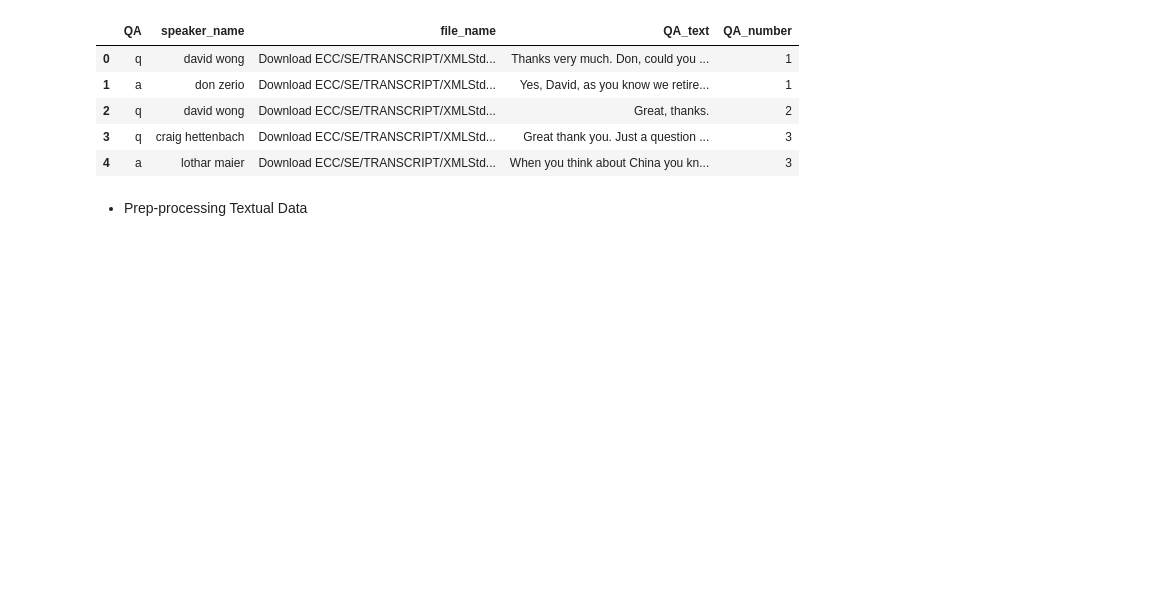
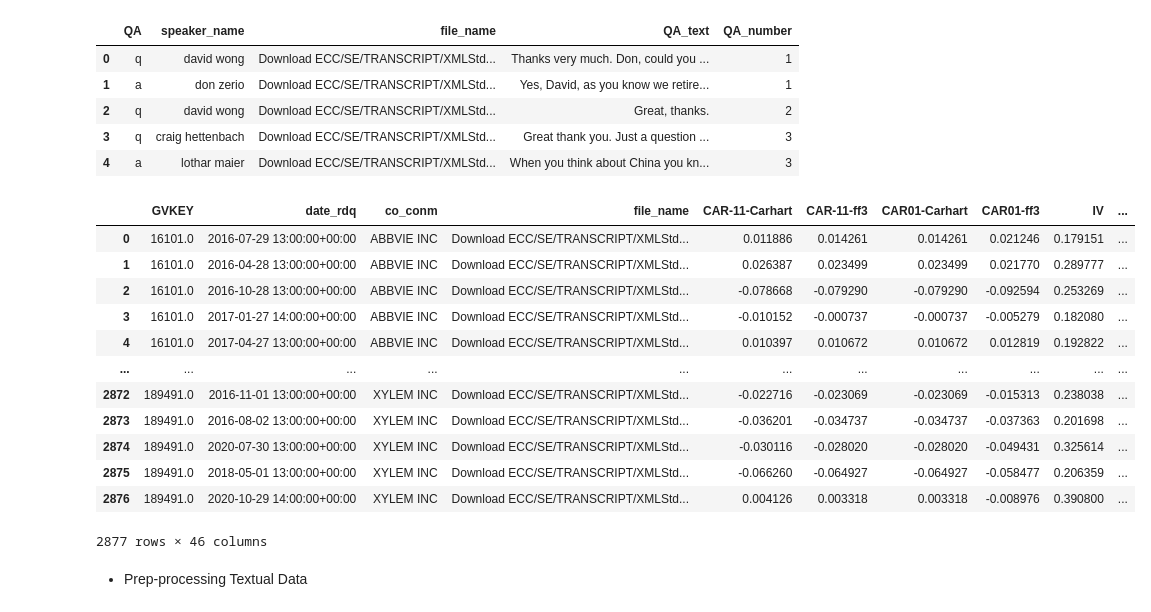
Before and after one commit to Arame-create/NLP-for-Finance, a Jupyter notebook: NLP_coursework.ipynb, the cells around one changed output. Saved outputs shown, nothing was run; the diff lists cells and outputs as text; code cells hidden in the pictures; blank space fills up the shorter version.

```diff
--- a/NLP_coursework.ipynb
+++ b/NLP_coursework.ipynb
@@ -82,6 +82,29 @@ Sample_QAs.head()
 | 2 | q | david wong | Download ECC/SE/TRANSCRIPT/XMLStd... | Great, thanks. | 2 |
 | 3 | q | craig hettenbach | Download ECC/SE/TRANSCRIPT/XMLStd... | Great thank you. Just a question ... | 3 |
 | 4 | a | lothar maier | Download ECC/SE/TRANSCRIPT/XMLStd... | When you think about China you kn... | 3 |
+# %%
+# filtering for answers only
+temp = Sample_QAs[Sample_QAs['QA'] == 'a']
+# Aggregating Answers by file_name
+temp = temp.groupby('file_name')['QA_text'].apply(lambda x: ' '.join(x)).reset_index()
+# Merging Back into the Main Dataset
+Sample_answers = Sample_EC.merge(temp)
+# %%
+Sample_answers
+# %% [output]
+|  | GVKEY | date_rdq | co_conm | file_name | CAR-11-Carhart | CAR-11-ff3 | CAR01-Carhart | CAR01-ff3 | IV | ... |
+| 0 | 16101.0 | 2016-07-29 13:00:00+00:00 | ABBVIE INC | Download ECC/SE/TRANSCRIPT/XMLStd... | 0.011886 | 0.014261 | 0.014261 | 0.021246 | 0.179151 | ... |
+| 1 | 16101.0 | 2016-04-28 13:00:00+00:00 | ABBVIE INC | Download ECC/SE/TRANSCRIPT/XMLStd... | 0.026387 | 0.023499 | 0.023499 | 0.021770 | 0.289777 | ... |
+| 2 | 16101.0 | 2016-10-28 13:00:00+00:00 | ABBVIE INC | Download ECC/SE/TRANSCRIPT/XMLStd... | -0.078668 | -0.079290 | -0.079290 | -0.092594 | 0.253269 | ... |
+| 3 | 16101.0 | 2017-01-27 14:00:00+00:00 | ABBVIE INC | Download ECC/SE/TRANSCRIPT/XMLStd... | -0.010152 | -0.000737 | -0.000737 | -0.005279 | 0.182080 | ... |
+| 4 | 16101.0 | 2017-04-27 13:00:00+00:00 | ABBVIE INC | Download ECC/SE/TRANSCRIPT/XMLStd... | 0.010397 | 0.010672 | 0.010672 | 0.012819 | 0.192822 | ... |
+| ... | ... | ... | ... | ... | ... | ... | ... | ... | ... | ... |
+| 2872 | 189491.0 | 2016-11-01 13:00:00+00:00 | XYLEM INC | Download ECC/SE/TRANSCRIPT/XMLStd... | -0.022716 | -0.023069 | -0.023069 | -0.015313 | 0.238038 | ... |
+| 2873 | 189491.0 | 2016-08-02 13:00:00+00:00 | XYLEM INC | Download ECC/SE/TRANSCRIPT/XMLStd... | -0.036201 | -0.034737 | -0.034737 | -0.037363 | 0.201698 | ... |
+| 2874 | 189491.0 | 2020-07-30 13:00:00+00:00 | XYLEM INC | Download ECC/SE/TRANSCRIPT/XMLStd... | -0.030116 | -0.028020 | -0.028020 | -0.049431 | 0.325614 | ... |
+| 2875 | 189491.0 | 2018-05-01 13:00:00+00:00 | XYLEM INC | Download ECC/SE/TRANSCRIPT/XMLStd... | -0.066260 | -0.064927 | -0.064927 | -0.058477 | 0.206359 | ... |
+| 2876 | 189491.0 | 2020-10-29 14:00:00+00:00 | XYLEM INC | Download ECC/SE/TRANSCRIPT/XMLStd... | 0.004126 | 0.003318 | 0.003318 | -0.008976 | 0.390800 | ... |
+2877 rows × 46 columns
 # %%
 # Filtering for consistency
 Sample_QAs = Sample_QAs[
```
